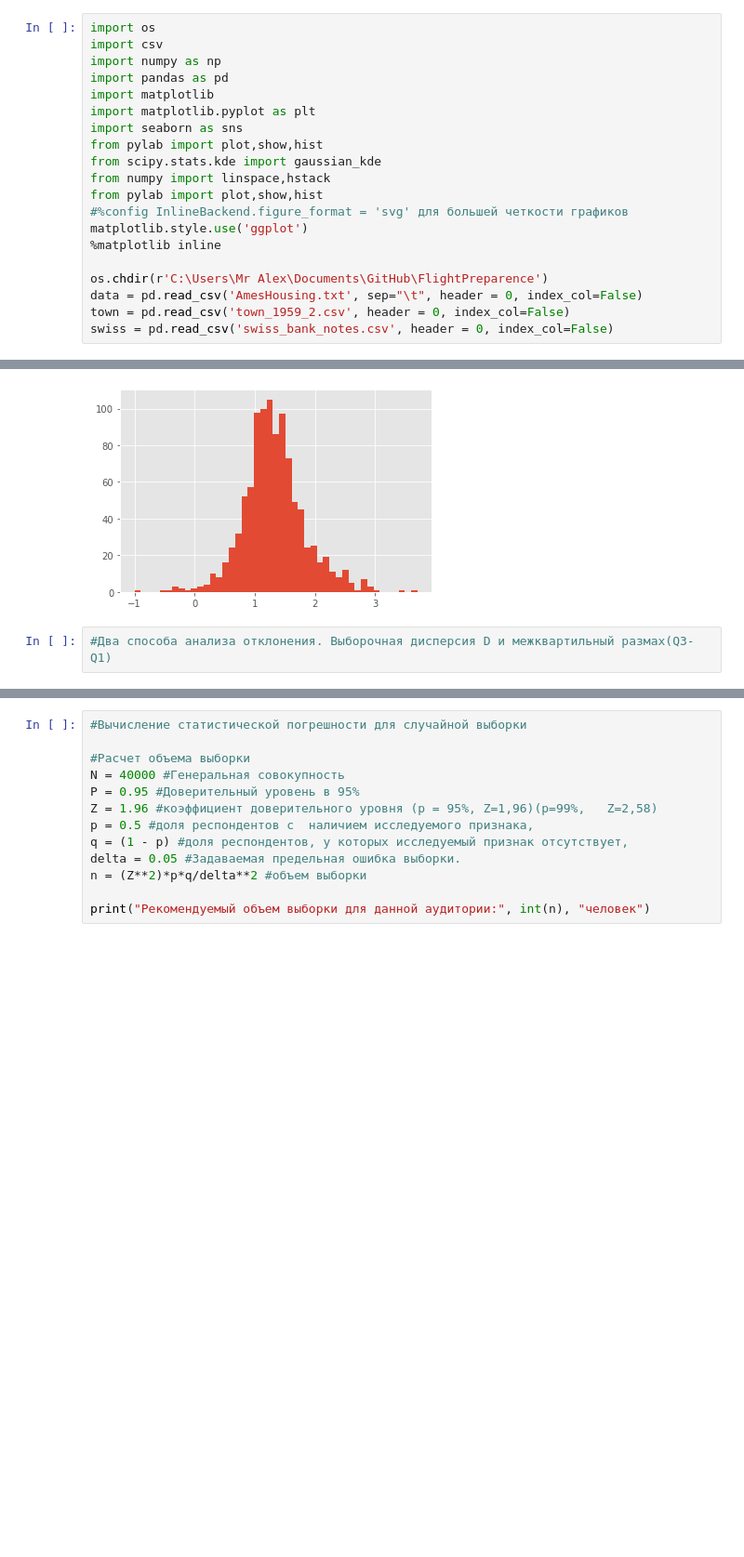
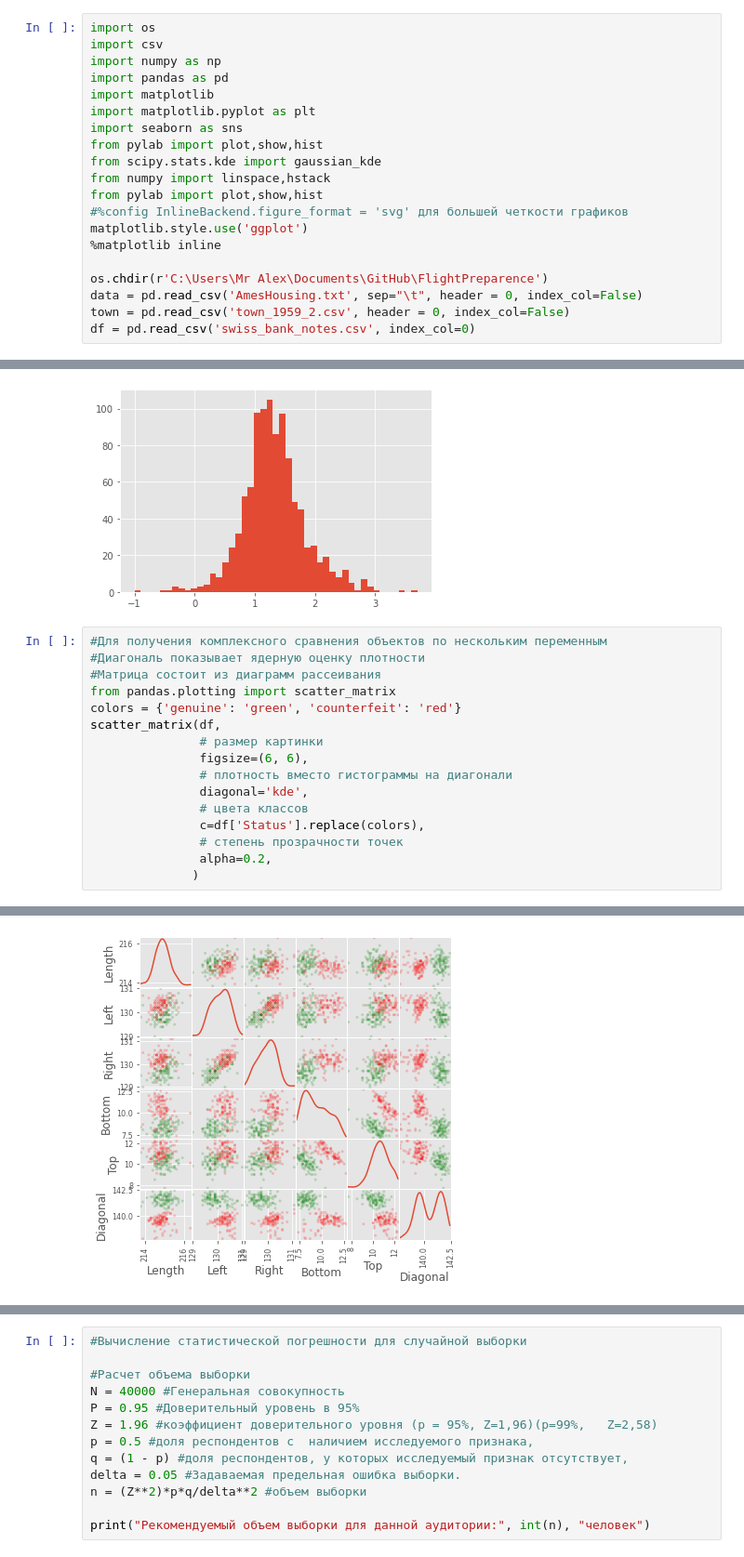
Before and after one commit to Gloriel/FlightPreparence, a Jupyter notebook: St8_StatisicFormules.ipynb, the cells around one changed output, grey strips where cells are left out. Shown at 93% size. Drawn from its saved outputs; the diff is of its cells as text; blank space fills up the shorter version.

```diff
--- a/St8_StatisicFormules.ipynb
+++ b/St8_StatisicFormules.ipynb
@@ -17,7 +17,7 @@ matplotlib.style.use('ggplot')
 os.chdir(r'C:\Users\Mr Alex\Documents\GitHub\FlightPreparence')
 data = pd.read_csv('AmesHousing.txt', sep="\t", header = 0, index_col=False)
 town = pd.read_csv('town_1959_2.csv', header = 0, index_col=False)
-swiss = pd.read_csv('swiss_bank_notes.csv', header = 0, index_col=False)
+df = pd.read_csv('swiss_bank_notes.csv', index_col=0)
 # %%
 #Число наблюдений(N1), попавших в столбец. H = C*N1
 #H = N1/(N*длина интервала) - в таком случае гистограмма будет вероятностной, то есть в пределах единицы
@@ -60,5 +63,20 @@ pd.Series(x).hist(bins=45)
 # %% [output]
 <AxesSubplot:>
 [figure]
-# %%
-#Два способа анализа отклонения. Выборочная дисперсия D и межквартильный размах(Q3-Q1)
+# %%
+#Для получения комплексного сравнения объектов по нескольким переменным
+#Диагональ показывает ядерную оценку плотности
+#Матрица состоит из диаграмм рассеивания
+from pandas.plotting import scatter_matrix
+colors = {'genuine': 'green', 'counterfeit': 'red'}
+scatter_matrix(df,
+               # размер картинки
+               figsize=(6, 6),
+               # плотность вместо гистограммы на диагонали
+               diagonal='kde',
+               # цвета классов
+               c=df['Status'].replace(colors),
+               # степень прозрачности точек
+               alpha=0.2,
+              )
+# %% [output]
@@ -64,0 +100 @@ pd.Series(x).hist(bins=45)
+[figure, added]
```
Also changed, not shown: parts of 4 cells of this notebook.
